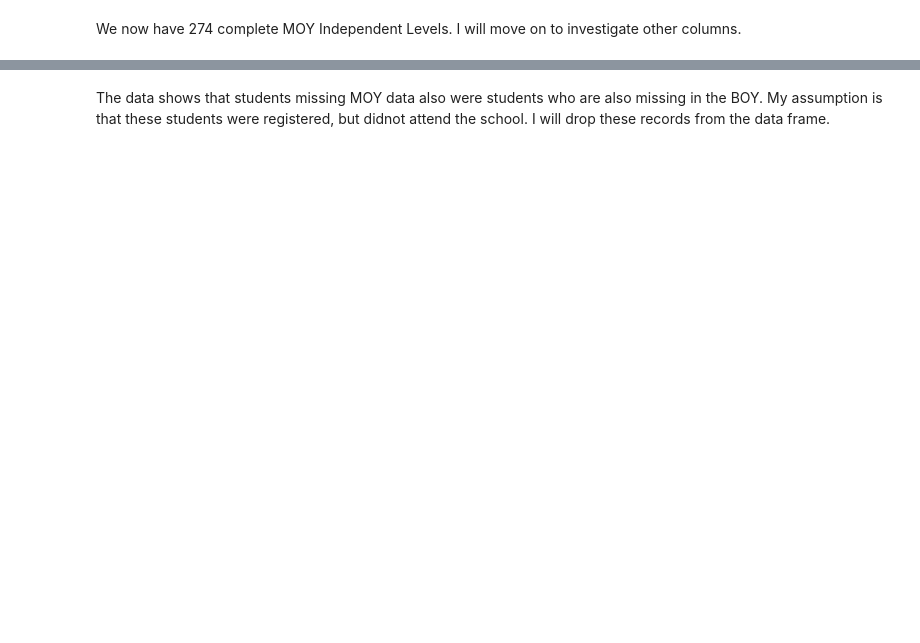
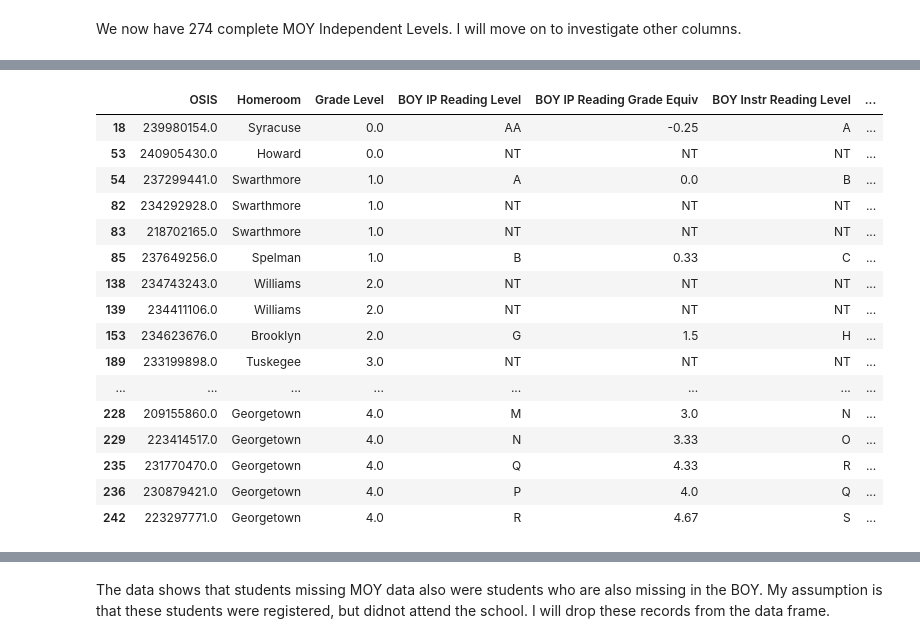
Before and after one commit to smartbre/studentdata, a Jupyter notebook: Student Academic Data.ipynb, the cells around one changed output, grey strips where cells are left out. Saved outputs shown, nothing was run; the diff lists cells and outputs as text; code cells hidden in the pictures; blank space fills up the shorter version.

```diff
--- a/Student Academic Data.ipynb
+++ b/Student Academic Data.ipynb
@@ -303,7 +458,7 @@ df.loc[df['MOY IP Grade Equiv'].isna()]
 # %%
 # Addressing MOY IP Grade Equiv
 for level, equiv in levels.items():
-    df.loc[(df['MOY IP Level']==level), 'MOY IP Grade Equiv'] = equiv
+    df.loc[(df['MOY IP Reading Level']==level), 'MOY IP Reading Grade Equiv'] = equiv
 
 # Checking for accuracy
-df.loc[df['MOY IP Grade Equiv'].isna()].shape
+df.loc[df['MOY IP Reading Grade Equiv'].isna()]
@@ -310,5 +474,23 @@ df.loc[df['MOY IP Grade Equiv'].isna()].shape
 # %%
 # Next column: Instructional Level.
-df.loc[df['MOY Instr Level'].isna()].shape
+df.loc[df['MOY Instr Reading Level'].isna()]
+# %% [output]
+|  | OSIS | Homeroom | Grade Level | BOY IP Reading Level | BOY IP Reading Grade Equiv | BOY Instr Reading Level | ... |
+| 18 | 239980154.0 | Syracuse | 0.0 | AA | -0.25 | A | ... |
+| 53 | 240905430.0 | Howard | 0.0 | NT | NT | NT | ... |
+| 54 | 237299441.0 | Swarthmore | 1.0 | A | 0.0 | B | ... |
+| 82 | 234292928.0 | Swarthmore | 1.0 | NT | NT | NT | ... |
+| 83 | 218702165.0 | Swarthmore | 1.0 | NT | NT | NT | ... |
+| 85 | 237649256.0 | Spelman | 1.0 | B | 0.33 | C | ... |
+| 138 | 234743243.0 | Williams | 2.0 | NT | NT | NT | ... |
+| 139 | 234411106.0 | Williams | 2.0 | NT | NT | NT | ... |
+| 153 | 234623676.0 | Brooklyn | 2.0 | G | 1.5 | H | ... |
+| 189 | 233199898.0 | Tuskegee | 3.0 | NT | NT | NT | ... |
+| ... | ... | ... | ... | ... | ... | ... | ... |
+| 228 | 209155860.0 | Georgetown | 4.0 | M | 3.0 | N | ... |
+| 229 | 223414517.0 | Georgetown | 4.0 | N | 3.33 | O | ... |
+| 235 | 231770470.0 | Georgetown | 4.0 | Q | 4.33 | R | ... |
+| 236 | 230879421.0 | Georgetown | 4.0 | P | 4.0 | Q | ... |
+| 242 | 223297771.0 | Georgetown | 4.0 | R | 4.67 | S | ... |
 # %%
 # Investigating 10 missing records.
```
Also changed, not shown: parts of 44 cells of this notebook.
